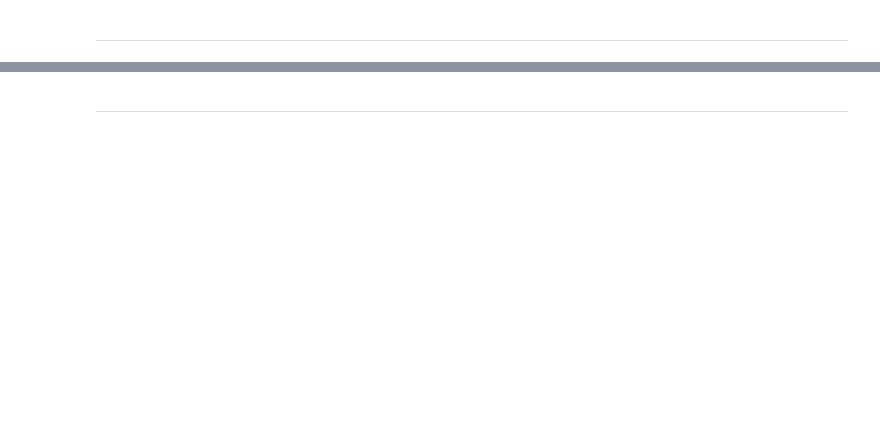
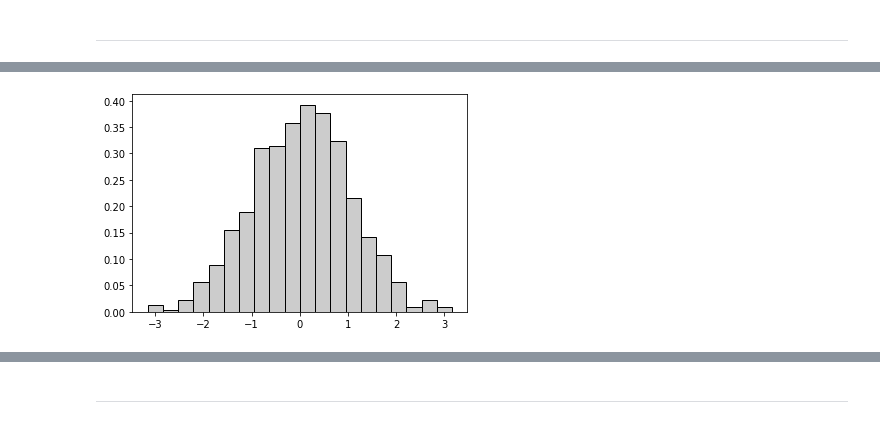
Before and after one commit to asmithh/network-science-data-book, a Jupyter notebook: class_01_python_refresher.ipynb, the cells around one changed output, grey strips where cells are left out. Drawn from its saved outputs; the diff is of its cells as text; code cells hidden in the pictures; blank space fills up the shorter version.

```diff
--- a/class_01_python_refresher.ipynb
+++ b/class_01_python_refresher.ipynb
@@ -1303,0 +1810,4 @@ ___________
+# %%
+plt.hist(data,bins=20,lw=1,ec='k',fc='.8',density=True);
+# %% [output]
+[figure, added]
```
Also changed, not shown: parts of 157 cells of this notebook, 21 other files.
